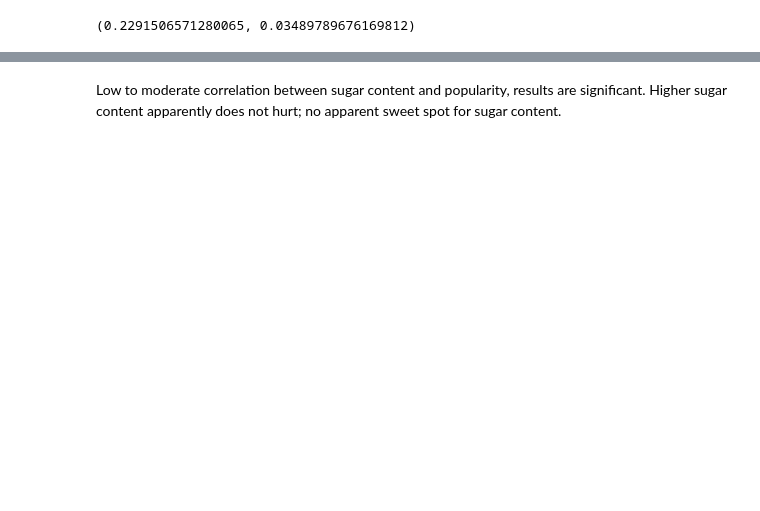
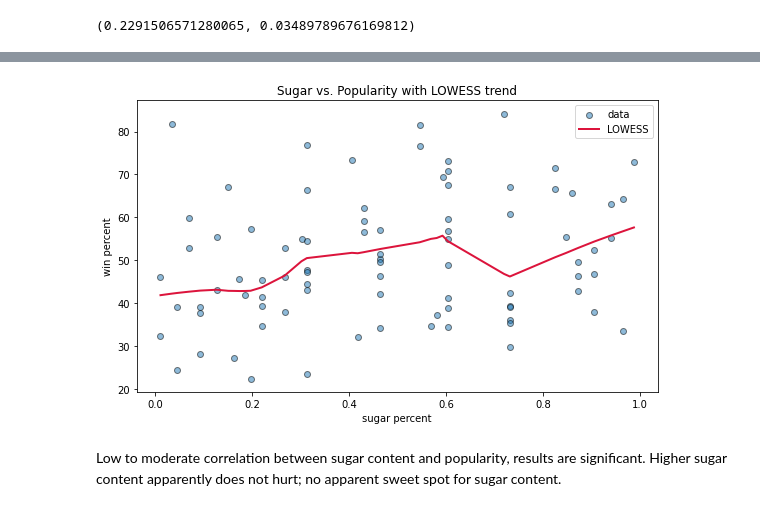
Before and after one commit to michelekorosec/CandyPopularity, a Jupyter notebook: CandyPopularity.ipynb, the cells around one changed output, grey strips where cells are left out. Drawn from its saved outputs; the diff is of its cells as text; code cells hidden in the pictures; blank space fills up the shorter version.

```diff
--- a/CandyPopularity.ipynb
+++ b/CandyPopularity.ipynb
@@ -114,3 +109,6 @@ fig.tight_layout()
 scipy.stats.pearsonr(raw_data["sugarpercent"],raw_data["winpercent"])
 # %% [output]
 (0.2291506571280065, 0.03489789676169812)
+# %%
+lowess_sugar = sm.nonparametric.lowess(raw_data["winpercent"],raw_data["sugarpercent"],frac=0.3)
+lowess_sugar
@@ -117,2 +133,20 @@ scipy.stats.pearsonr(raw_data["sugarpercent"],raw_data["winpercent"])
+# %%
+order = np.argsort(lowess_sugar[:,0])
+x_smooth = lowess_sugar[order,0]
+y_smooth = lowess_sugar[order,1]
+
+fig, ax = plt.subplots(figsize=(8, 5),facecolor="white")
+ax.scatter(raw_data["sugarpercent"],raw_data["winpercent"],alpha = 0.5, edgecolor = "k", label = "data")
+
+ax.plot(x_smooth,y_smooth,color="crimson",linewidth=2,label="LOWESS")
+
+
+ax.set_xlabel("sugar percent")
+ax.set_ylabel("win percent")
+ax.set_title("Sugar vs. Popularity with LOWESS trend")
+ax.legend()
+fig.tight_layout()
+# %% [output]
+[figure, added]
 # %% [markdown]
 Low to moderate correlation between sugar content and popularity, results are significant. Higher sugar content apparently does not hurt; no apparent sweet spot for sugar content.
```
Also changed, not shown: parts of 11 cells of this notebook.
